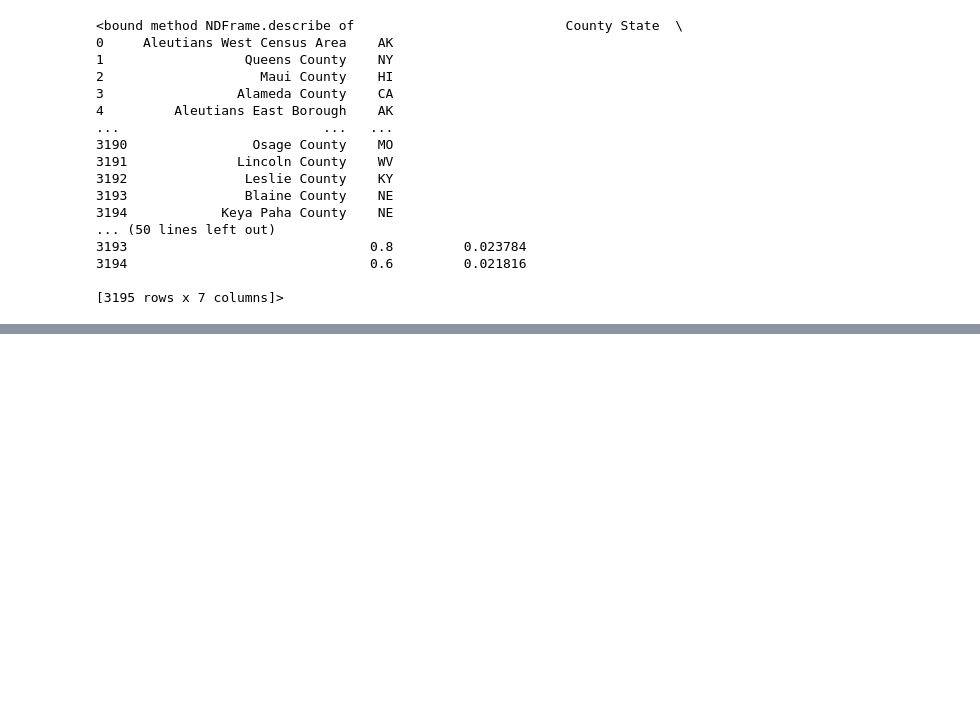
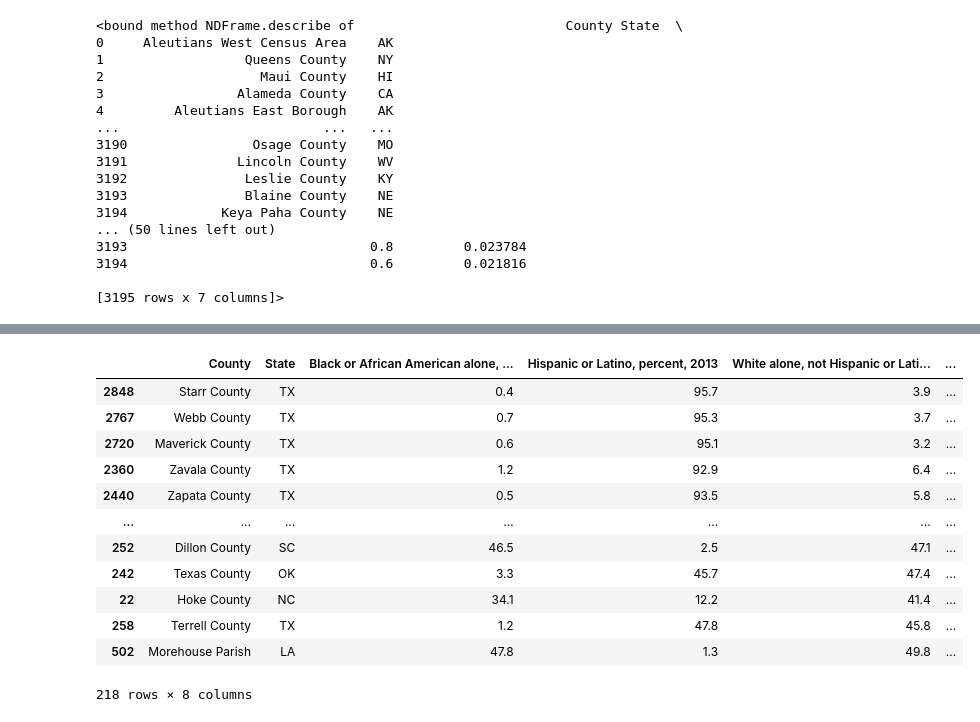
Before and after one commit to alihussein1779/Farmacy, a Jupyter notebook: DiversityIndex/DataScrub_DiversitySet.ipynb, the cells around one changed output, grey strips where cells are left out. Saved outputs shown, nothing was run; the diff lists cells and outputs as text; code cells hidden in the pictures; blank space fills up the shorter version.

```diff
--- a/DiversityIndex/DataScrub_DiversitySet.ipynb
+++ b/DiversityIndex/DataScrub_DiversitySet.ipynb
@@ -96,0 +194,19 @@ df_reorder.describe
+# %%
+#sorting values by the highest percentage points of the demographic we looking for
+df_Southern_DI_filtered = df_Southern_DI_filtered.sort_values(by =['Percent of Blacks, Latino & Two Races'], ascending = False)
+# %%
+df_Southern_DI_filtered
+# %% [output]
+|  | County | State | Black or African American alone, ... | Hispanic or Latino, percent, 2013 | White alone, not Hispanic or Lati... | ... |
+| 2848 | Starr County | TX | 0.4 | 95.7 | 3.9 | ... |
+| 2767 | Webb County | TX | 0.7 | 95.3 | 3.7 | ... |
+| 2720 | Maverick County | TX | 0.6 | 95.1 | 3.2 | ... |
+| 2360 | Zavala County | TX | 1.2 | 92.9 | 6.4 | ... |
+| 2440 | Zapata County | TX | 0.5 | 93.5 | 5.8 | ... |
+| ... | ... | ... | ... | ... | ... | ... |
+| 252 | Dillon County | SC | 46.5 | 2.5 | 47.1 | ... |
+| 242 | Texas County | OK | 3.3 | 45.7 | 47.4 | ... |
+| 22 | Hoke County | NC | 34.1 | 12.2 | 41.4 | ... |
+| 258 | Terrell County | TX | 1.2 | 47.8 | 45.8 | ... |
+| 502 | Morehouse Parish | LA | 47.8 | 1.3 | 49.8 | ... |
+218 rows × 8 columns
```
Also changed, not shown: parts of 12 cells of this notebook, 2 other files.
